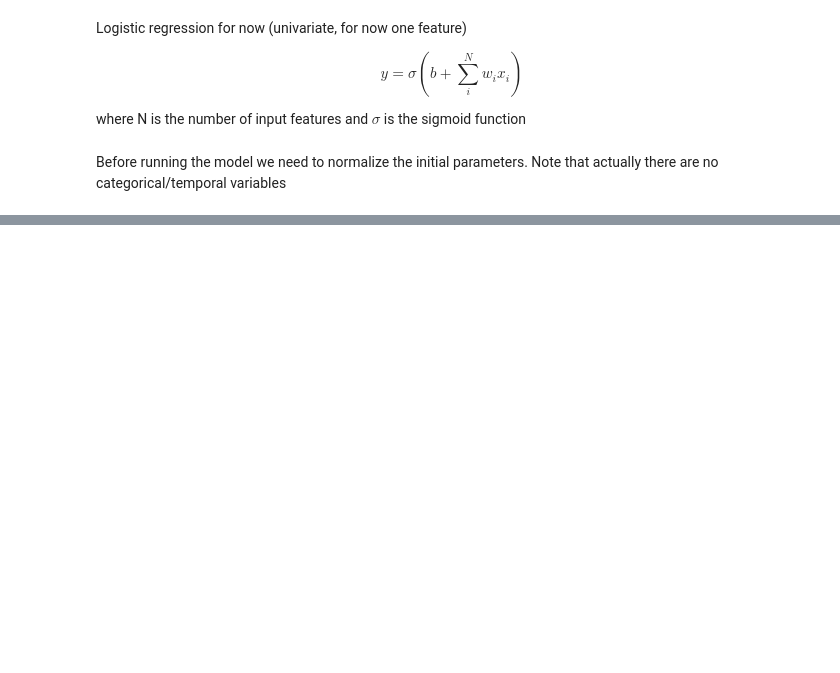
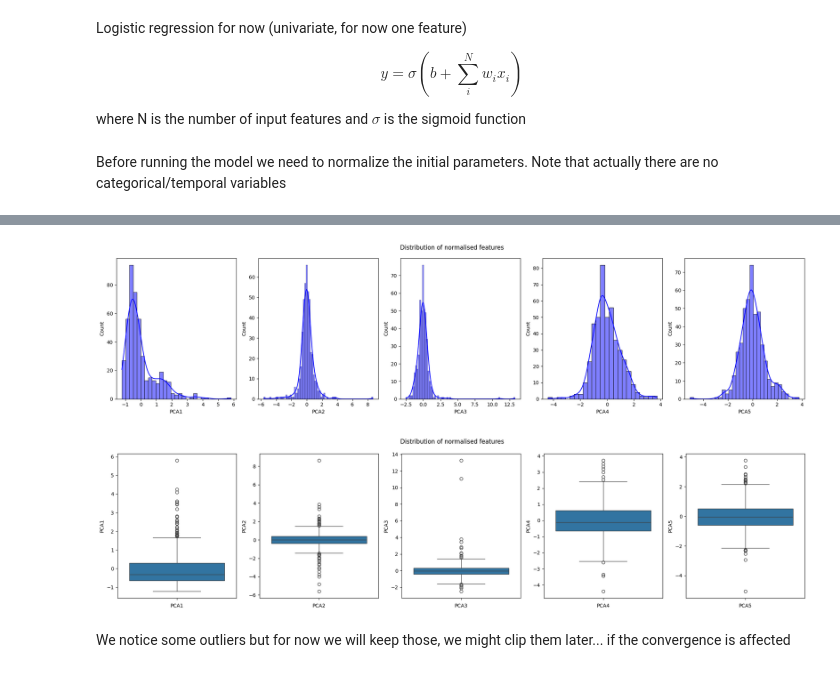
Before and after one commit to ignasiialemany/website_posts, a Jupyter notebook: LogisticRegression.ipynb, the cells around one changed output, grey strips where cells are left out. Saved outputs shown, nothing was run; the diff lists cells and outputs as text; code cells hidden in the pictures; blank space fills up the shorter version.

```diff
--- a/LogisticRegression.ipynb
+++ b/LogisticRegression.ipynb
@@ -182,9 +178,9 @@ def train_model(model, X_train, y_train, X_test, y_test, epochs=100, lr=0.01):
 # %% [markdown]
 Before running the model we need to normalize the initial parameters. Note that actually there are no categorical/temporal variables
 # %%
-from sklearn.preprocessing import StandardScaler
+from sklearn.preprocessing import RobustScaler
 
-X_numpy = X.to_numpy()
+X_numpy = X_pca.to_numpy()
 y_numpy = np.array(y,dtype=np.int64)
 
 X_scaler = StandardScaler()
@@ -211,0 +199,27 @@ tensor([-0.0027, -0.0243, -0.0036, -0.0015, -0.0439, -0.0137,  0.0012, -0.0165,
+# %%
+X_train_df = pd.DataFrame(X_train.numpy(),columns=X_pca.columns)
+
+fig, ax = plt.subplots(figsize=(20, 5),nrows=1,ncols=5)
+ax = ax.flatten()
+for i,feature in enumerate(X_train_df.columns):
+    sns.histplot(X_train_df[feature],kde=True,color='blue',alpha=0.5,ax=ax[i])
+    ax[i].set_xlabel(feature)
+
+plt.suptitle('Distribution of normalised features')
+plt.tight_layout()
+plt.show()
+
+fig, ax = plt.subplots(figsize=(20, 5),nrows=1,ncols=5)
+ax = ax.flatten()
+for i,feature in enumerate(X_train_df.columns):
+    sns.boxplot(y=X_train_df[feature],ax=ax[i])
+    ax[i].set_xlabel(feature)
+
+plt.suptitle('Distribution of normalised features')
+plt.tight_layout()
+plt.show()
+# %% [output]
+[figure, added]
+[figure, added]
+# %% [markdown]
+We notice some outliers but for now we will keep those, we might clip them later... if the convergence is affected
```
Also changed, not shown: parts of 12 cells of this notebook.
